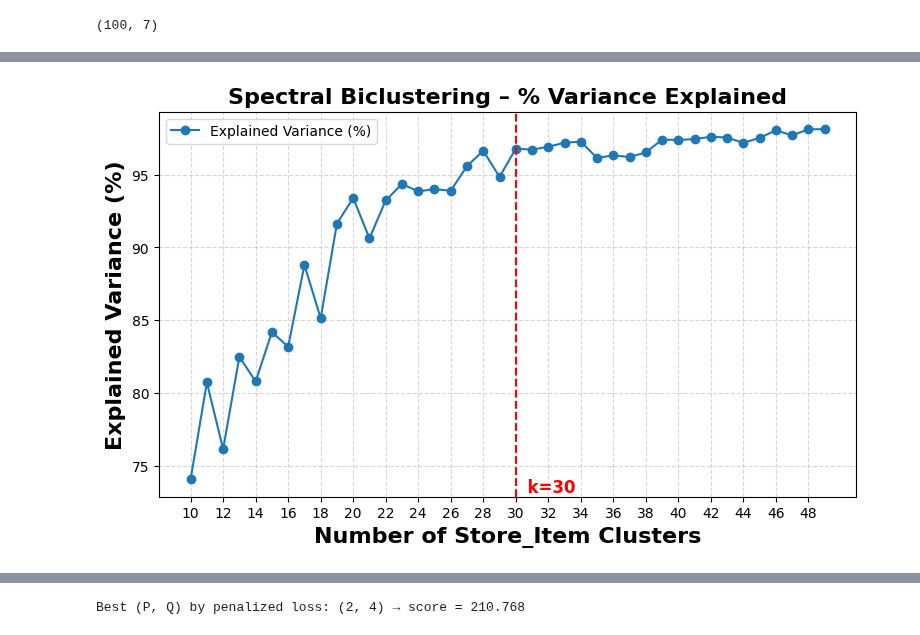
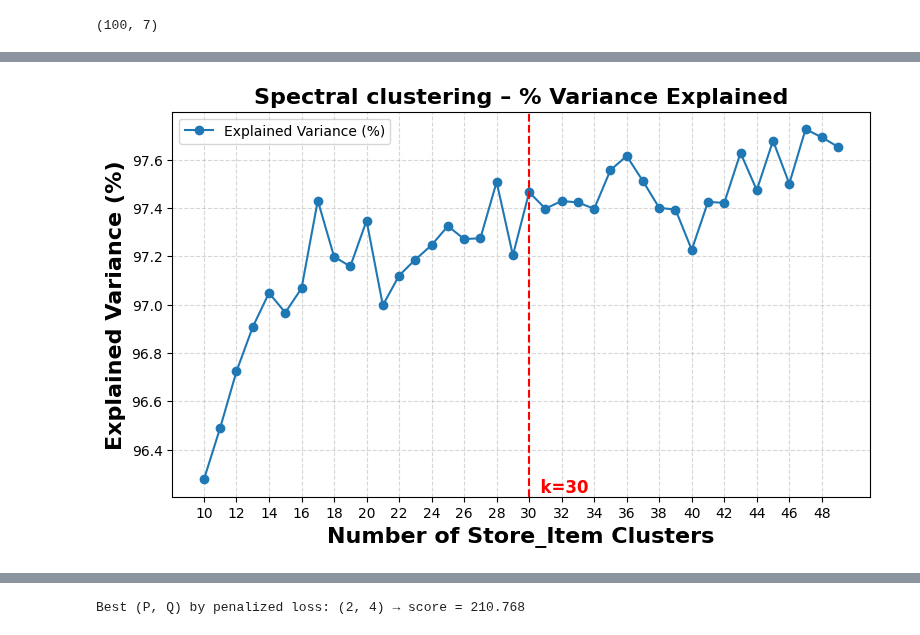
Before and after one commit to ygrepo/kaggle_favorita_grocery_sales_forecasting, a Jupyter notebook: notebook/clustering.ipynb, the cells around one changed output, grey strips where cells are left out. Cells and saved outputs as stored; diff of their text form; code cells hidden in the pictures.

Commit message:
More clustering

```diff
--- a/notebook/clustering.ipynb
+++ b/notebook/clustering.ipynb
@@ -119,11 +119,11 @@ pivot_clean.shape
 # %% [output]
 (100, 7)
 # %%
-results_df = compute_spectral_biclustering_row_col_cv_scores(
+results_spectral_clustering = compute_spectral_clustering_cv_scores(
     data=pivot_clean.values,
+    model_class=SpectralClustering,
     n_clusters_row_range=range(10, 50),
-    n_clusters_col_range=range(6, 7),
     cv_folds=3
 )
-results_df
+results_spectral_clustering
 # %% [output]
@@ -164,11 +164,11 @@ Evaluating n_row=49, n_col=6
 # %%
-plot_biclustering_elbow(results_df,
-                        title="Spectral Biclustering – % Variance Explained",
+plot_biclustering_elbow(results_spectral_clustering,
+                        title="Spectral clustering – % Variance Explained",
                         x_col="n_row",
                         metric="Explained Variance (%)",
                         tick_step=2,
                         vline_x=30,
                         title_fontsize=16,
-                        fn="../output/figures/20250607_spectral_biclustering_elbow.tiff")
+                        fn="../output/figures/20250607_spectral_clustering_elbow.tiff")
 # %% [output]
-[figure, old version]
+[figure, new version]
```
Also changed, not shown: parts of 7 cells of this notebook, 2 other files.
